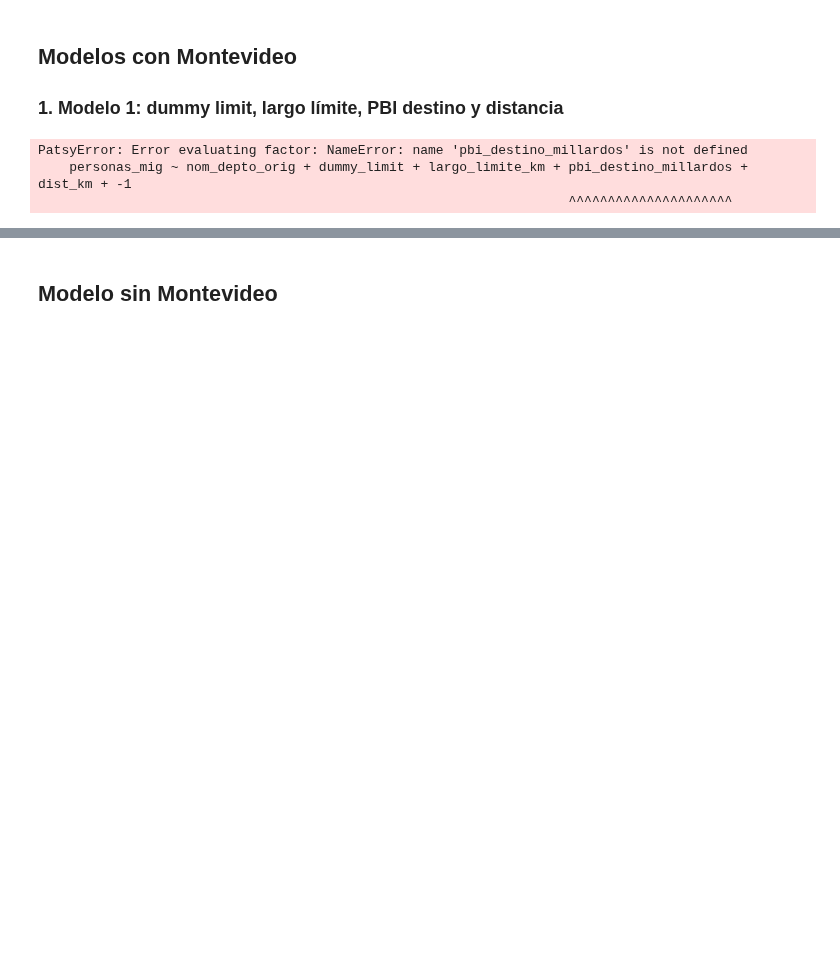
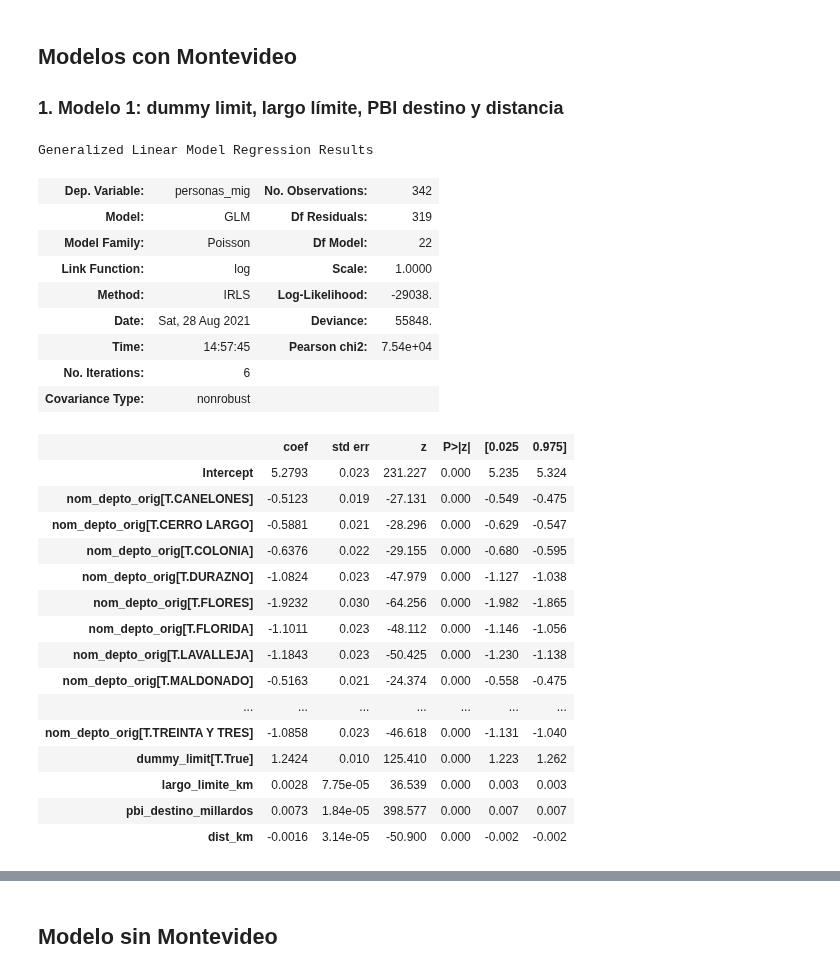
Before and after one commit to guillermodangelo/tesis, a Jupyter notebook: 07-MIE_departamentos_concreto.ipynb, the cells around one changed output, grey strips where cells are left out. Drawn from its saved outputs; the diff is of its cells as text; code cells hidden in the pictures; blank space fills up the shorter version.

```diff
--- a/07-MIE_departamentos_concreto.ipynb
+++ b/07-MIE_departamentos_concreto.ipynb
@@ -30,17 +32,40 @@ Index(['cod', 'depto_origen', 'depto_destino', 'personas_mig',
 # %%
 # define el string tomado como fórmula
 formula = """
 personas_mig ~ nom_depto_orig + dummy_limit
 + largo_limite_km + pbi_destino_millardos + dist_km + -1
 """
 
 # entrena y ajusta el modelo
-family = sm.families.Poisson()
-prodSim = smf.glm(formula=formula, data=dd_deptos, family = family).fit()
+f = sm.families.Poisson()
+prodSim = smf.glm(formula=formula, data=dd_deptos, family=f).fit()
 
 # resultados
 prodSim.summary()
 # %% [output]
-PatsyError: Error evaluating factor: NameError: name 'pbi_destino_millardos' is not defined
-    personas_mig ~ nom_depto_orig + dummy_limit + largo_limite_km + pbi_destino_millardos + dist_km + -1
-                                                                    ^^^^^^^^^^^^^^^^^^^^^
+Generalized Linear Model Regression Results
+| Dep. Variable: | personas_mig | No. Observations: | 342 |
+| Model: | GLM | Df Residuals: | 319 |
+| Model Family: | Poisson | Df Model: | 22 |
+| Link Function: | log | Scale: | 1.0000 |
+| Method: | IRLS | Log-Likelihood: | -29038. |
+| Date: | Sat, 28 Aug 2021 | Deviance: | 55848. |
+| Time: | 14:57:45 | Pearson chi2: | 7.54e+04 |
+| No. Iterations: | 6 |  |  |
+| Covariance Type: | nonrobust |  |  |
+|  | coef | std err | z | P>|z| | [0.025 | 0.975] |
+| Intercept | 5.2793 | 0.023 | 231.227 | 0.000 | 5.235 | 5.324 |
+| nom_depto_orig[T.CANELONES] | -0.5123 | 0.019 | -27.131 | 0.000 | -0.549 | -0.475 |
+| nom_depto_orig[T.CERRO LARGO] | -0.5881 | 0.021 | -28.296 | 0.000 | -0.629 | -0.547 |
+| nom_depto_orig[T.COLONIA] | -0.6376 | 0.022 | -29.155 | 0.000 | -0.680 | -0.595 |
+| nom_depto_orig[T.DURAZNO] | -1.0824 | 0.023 | -47.979 | 0.000 | -1.127 | -1.038 |
+| nom_depto_orig[T.FLORES] | -1.9232 | 0.030 | -64.256 | 0.000 | -1.982 | -1.865 |
+| nom_depto_orig[T.FLORIDA] | -1.1011 | 0.023 | -48.112 | 0.000 | -1.146 | -1.056 |
+| nom_depto_orig[T.LAVALLEJA] | -1.1843 | 0.023 | -50.425 | 0.000 | -1.230 | -1.138 |
+| nom_depto_orig[T.MALDONADO] | -0.5163 | 0.021 | -24.374 | 0.000 | -0.558 | -0.475 |
+| ... | ... | ... | ... | ... | ... | ... |
+| nom_depto_orig[T.TREINTA Y TRES] | -1.0858 | 0.023 | -46.618 | 0.000 | -1.131 | -1.040 |
+| dummy_limit[T.True] | 1.2424 | 0.010 | 125.410 | 0.000 | 1.223 | 1.262 |
+| largo_limite_km | 0.0028 | 7.75e-05 | 36.539 | 0.000 | 0.003 | 0.003 |
+| pbi_destino_millardos | 0.0073 | 1.84e-05 | 398.577 | 0.000 | 0.007 | 0.007 |
+| dist_km | -0.0016 | 3.14e-05 | -50.900 | 0.000 | -0.002 | -0.002 |
```
Also changed, not shown: parts of 9 cells of this notebook, 9 other files.
